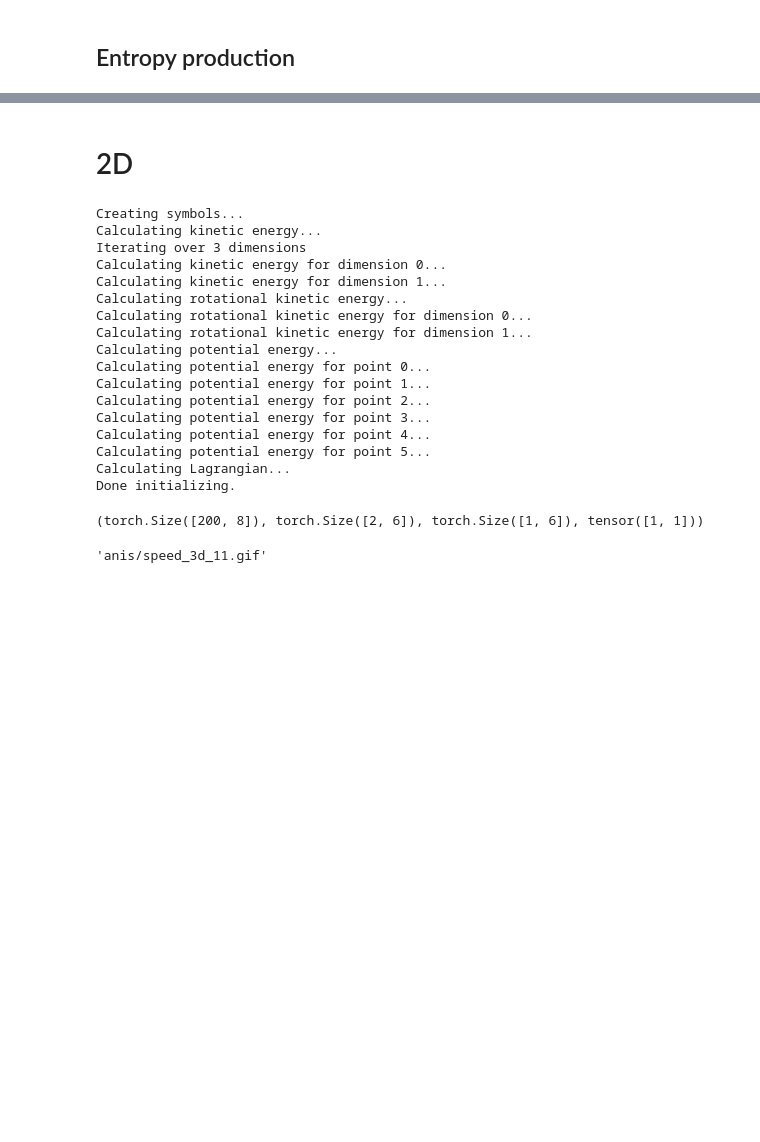
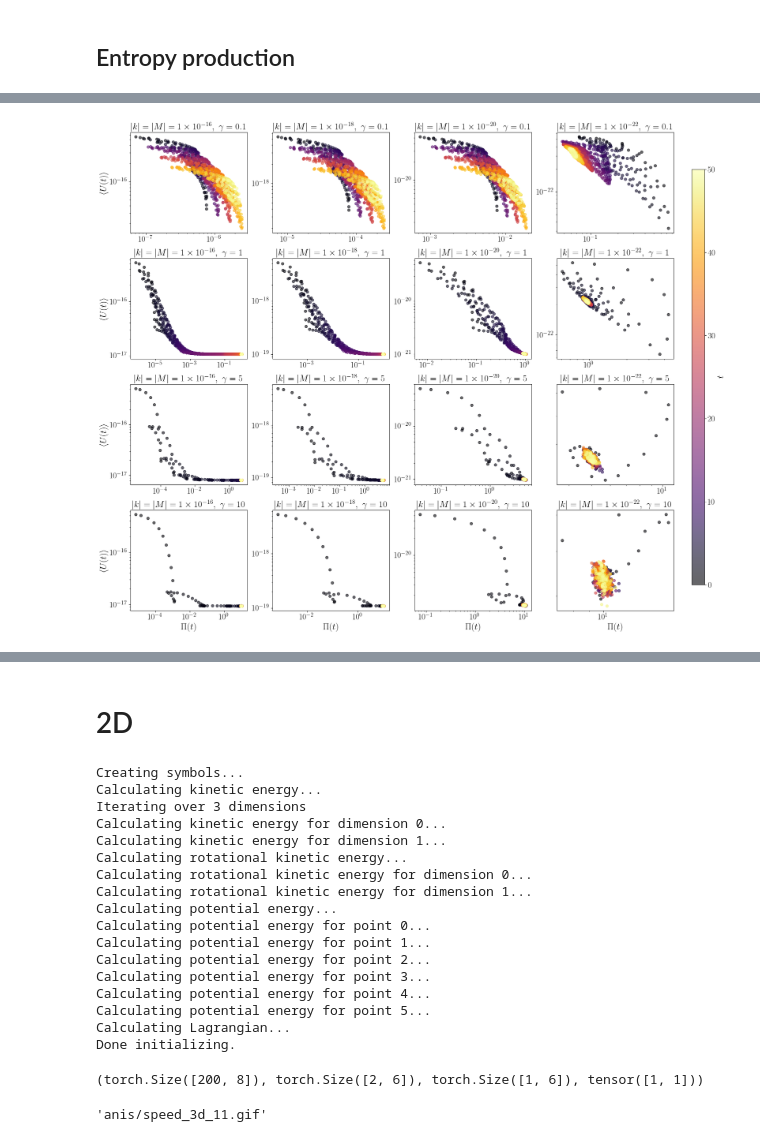
Before and after one commit to bestquark/springs-and-sticks, a Jupyter notebook: speed.ipynb, the cells around one changed output, grey strips where cells are left out. Saved outputs shown, nothing was run; the diff lists cells and outputs as text; code cells hidden in the pictures; blank space fills up the shorter version.

```diff
--- a/speed.ipynb
+++ b/speed.ipynb
@@ -73,3 +71,0 @@ plt.yticks(fontsize=18)
-# %%
-all_costs = torch.stack([sde.cost(ys_gen[:, i, :]) for i in range(batch_size)], dim=1).detach().numpy()
-costs_mean = all_costs.mean(axis=1)
@@ -196,0 +97,15 @@ Text(0, 0.5, '$\\Pi(t)$')
+# %%
+k_values = [1e-16, 1e-18, 1e-20, 1e-22]
+M_values = [1e-16, 1e-18, 1e-20, 1e-22]
+fric = [0.1, 1, 5, 10]
+
+results = {}
+
+for k, M in zip(k_values, M_values):
+    for fr in fric:
+        ts, pit, costs_mean, costs_std, all_costs = run_simulation(k, M, fr)
+        results[(k, M, fr)] = (ts, pit, costs_mean, costs_std, all_costs)
+
+import pickle
+with open('data/entropy_results.pkl', 'wb') as f:
+    pickle.dump(results, f)
@@ -196,0 +147,66 @@ Text(0, 0.5, '$\\Pi(t)$')
+# %%
+fric = [0.1, 1, 5, 10]
+# %%
+import matplotlib as mpl
+import matplotlib.pyplot as plt
+import pickle
+
+# Enable LaTeX rendering for axes
+mpl.rcParams['text.usetex'] = True
+mpl.rcParams['text.latex.preamble'] = r'\usepackage{amsmath}'
+
+# Load the results dictionary
+with open('data/entropy_results.pkl', 'rb') as f:
+    results = pickle.load(f)
+
+# Define the number of rows and columns
+num_rows = len(fric)
+num_cols = len(k_values)
+
+# Create the subplots
+fig, axes = plt.subplots(num_rows, num_cols, figsize=(20, 4 * num_rows))#, sharex='col', sharey='row')
+
+# Plot each simulation result
+for (k, M, fr), (ts, pit, costs_mean, costs_std, all_costs) in results.items():
+    row = fric.index(fr)
+    col = k_values.index(k)
+    ax = axes[row, col]
+
+    scatter = ax.scatter(pit, costs_mean, c=ts, cmap='inferno', alpha=0.6)
+    ax.set_yscale('log')
+    ax.set_xscale('log')
+    if row == num_rows - 1:
+        ax.set_xlabel(r'$\Pi(t)$', fontsize=20)
+    if col == 0:
+        ax.set_ylabel(r'$\langle U(t) \rangle$', fontsize=20)
+
+    # Format title with scientific notation and LaTeX
+    k_sci = f'{k:.0e}'.replace('e', r'\times10^{') + '}'
+    M_sci = f'{M:.0e}'.replace('e', r'\times10^{') + '}'
+    ax.set_title(rf'$|k|=|M|={k_sci},\ \gamma={fr}$', fontsize=20)
+
+    # Make the ticks slightly larger
+    ax.tick_params(axis='both', which='major', labelsize=18)
+    ax.tick_params(axis='both', which='minor', labelsize=18)
+
+    ax.xaxis.set_major_locator(mpl.ticker.LogLocator(base=10.0, numticks=4))
+    ax.xaxis.set_minor_locator(mpl.ticker.LogLocator(base=10.0, subs='auto', numticks=4))
+    ax.xaxis.set_minor_formatter(mpl.ticker.NullFormatter())
+
+    ax.yaxis.set_major_locator(mpl.ticker.LogLocator(base=10.0, numticks=4))
+    ax.yaxis.set_minor_locator(mpl.ticker.LogLocator(base=10.0, subs='auto', numticks=4))
+    ax.yaxis.set_minor_formatter(mpl.ticker.NullFormatter())
+
+# Adjust layout to make space for the colorbar
+plt.tight_layout(rect=[0, 0, 0.9, 1])
+
+# Add a single colorbar for all subplots
+cbar_ax = fig.add_axes([0.92, 0.1, 0.02, 0.8])  # [left, bottom, width, height]
+cbar = fig.colorbar(scatter, cax=cbar_ax)
+cbar.set_label(r'$t$', fontsize=20)
+cbar.ax.tick_params(labelsize=18)
+
+plt.savefig('figs/entropy_results.pdf')
+plt.show()
+# %% [output]
+[figure, added]
```
Also changed, not shown: parts of 14 cells of this notebook, 6 other files.
